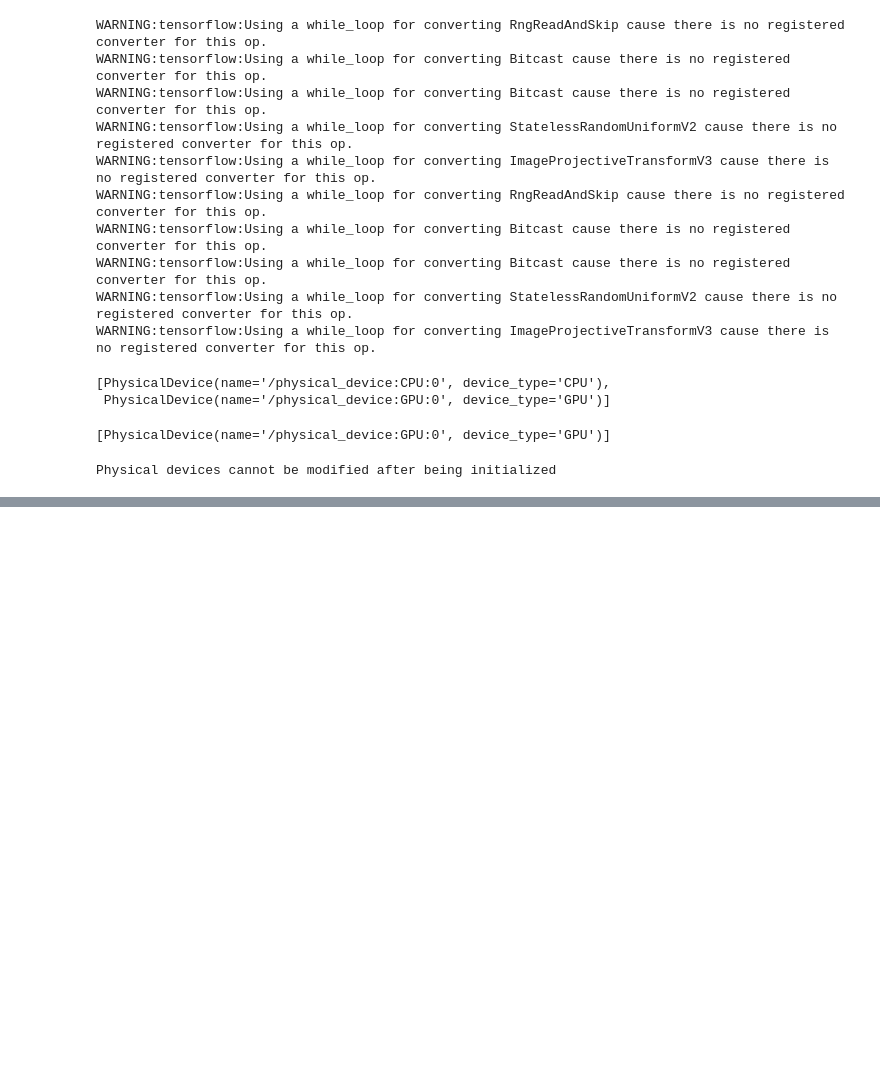
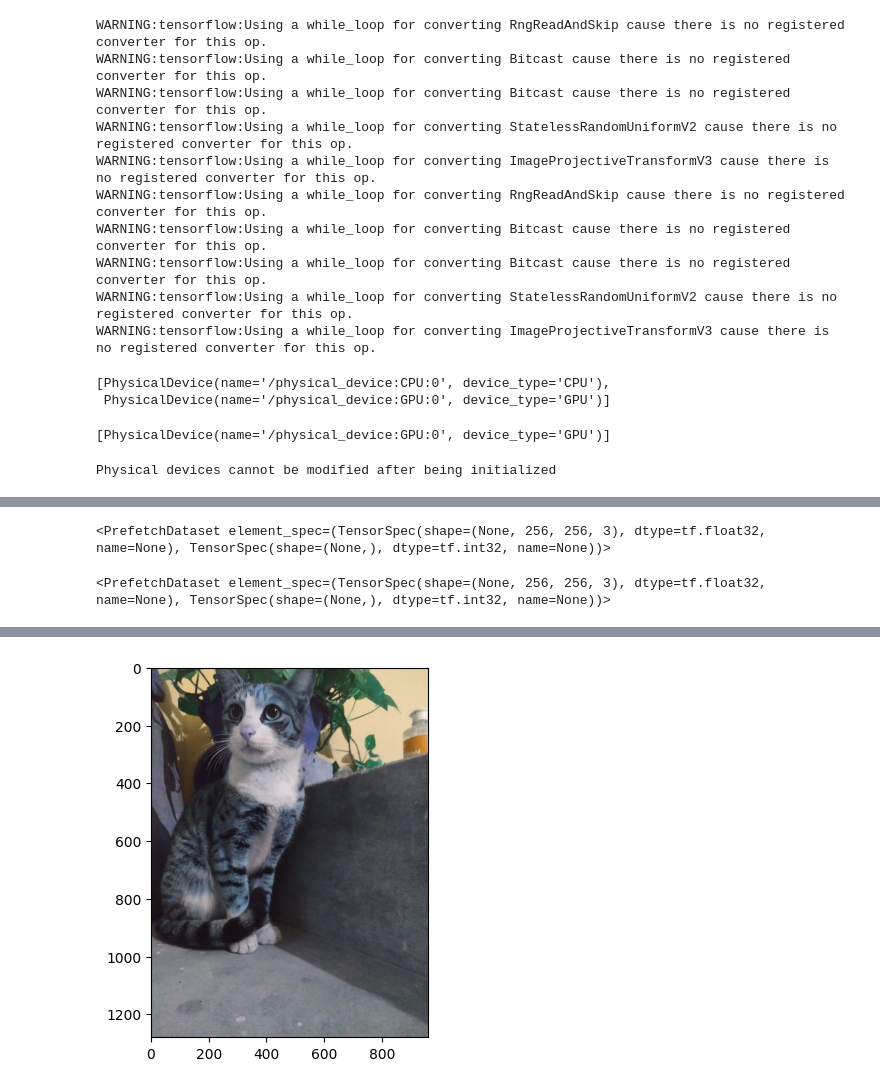
Before and after one commit to akshattjain/NEURAL_FUNDAMENTALS, a Jupyter notebook: _PROJECTS/DOG_VS_CAT/dog_vs_cat.ipynb, the cells around one changed output, grey strips where cells are left out. Cells and saved outputs as stored; diff of their text form; code cells hidden in the pictures; blank space fills up the shorter version.

```diff
--- a/_PROJECTS/DOG_VS_CAT/dog_vs_cat.ipynb
+++ b/_PROJECTS/DOG_VS_CAT/dog_vs_cat.ipynb
@@ -193,7 +195,8 @@ n_classes=2
 model=models.Sequential([
     resize_rescale,
     #data_augmentation,
-    layers.Conv2D(32,kernel_size=(3,3),strides=1,padding='valid',activation='relu',input_shape=input_shape),
+
+    layers.Conv2D(64,kernel_size=(3,3),strides=1,padding='valid',activation='relu',input_shape=input_shape),
     BatchNormalization(),
     layers.MaxPooling2D((2,2)),
 
@@ -209,22 +212,29 @@ model=models.Sequential([
     BatchNormalization(),
     layers.MaxPooling2D((2,2)),
 
-    layers.Conv2D(264,kernel_size=(3,3),strides=1,padding='valid',activation='relu',input_shape=input_shape),
+    layers.Conv2D(256,kernel_size=(3,3),strides=1,padding='valid',activation='relu',input_shape=input_shape),
     BatchNormalization(),
     layers.MaxPooling2D((2,2)),
+
+
+
+
 
 
     layers.Flatten(),
     layers.Dense(512,activation='relu'),
     BatchNormalization(),
+    layers.Dense(512,activation='relu'),
+    BatchNormalization(),
     layers.Dropout(0.5),
     layers.Dense(256,activation='relu'),
     BatchNormalization(),
-    layers.Dropout(0.5),
+    layers.Dense(256,activation='relu'),
+    BatchNormalization(),
     layers.Dense(128,activation='relu'),
     BatchNormalization(),
-    layers.Dropout(0.5),
-    layers.Dense(n_classes , activation='sigmoid')
+
+    layers.Dense(1 , activation='sigmoid'),
 
 ])
 
@@ -252,6 +262,6 @@ _________________________________________________________________
 # %%
 model.compile(
     optimizer='adam' ,
-    loss=tf.keras.losses.SparseCategoricalCrossentropy(from_logits=False),
+    loss=tf.keras.losses.BinaryCrossentropy(from_logits=False),
     metrics=['accuracy']
 )
@@ -288,0 +305,28 @@ score=model.evaluate(test_ds)
+# %%
+train_ds
+# %% [output]
+<PrefetchDataset element_spec=(TensorSpec(shape=(None, 256, 256, 3), dtype=tf.float32, name=None), TensorSpec(shape=(None,), dtype=tf.int32, name=None))>
+# %%
+test_ds
+# %% [output]
+<PrefetchDataset element_spec=(TensorSpec(shape=(None, 256, 256, 3), dtype=tf.float32, name=None), TensorSpec(shape=(None,), dtype=tf.int32, name=None))>
+# %%
+import numpy as np
+input_image = cv2.imread('test_img2.jpg')
+plt.imshow(input_image)
+
+input_image_resize = cv2.resize(input_image, (IMAGE_SIZE,IMAGE_SIZE))
+input_image_scaled = input_image_resize/255
+image = np.expand_dims(input_image_scaled, axis=0)
+
+
+input_prediction = model.predict(image)
+
+input_pred_label = np.argmax(input_prediction)
+
+if input_pred_label ==0:
+  print('The image represents a Cat')
+
+else:
+  print('The image represents a Dog')
+# %% [output]
@@ -288,0 +335 @@ score=model.evaluate(test_ds)
+[figure, added]
```
Also changed, not shown: parts of 16 cells of this notebook, 6 other files.
